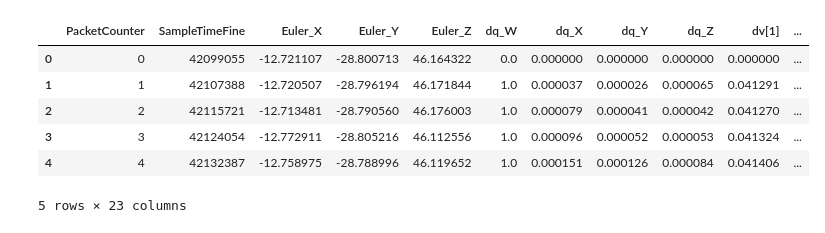
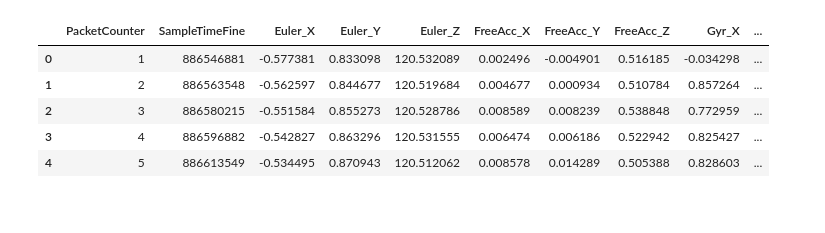
Before and after one commit to doertiboy/MasterStudy, a Jupyter notebook: Statistics.ipynb, the cells around one changed output. Saved outputs shown, nothing was run; the diff lists cells and outputs as text; code cells hidden in the pictures.

```diff
--- a/Statistics.ipynb
+++ b/Statistics.ipynb
@@ -5,14 +6,15 @@ from matplotlib import pyplot as plt
 # %%
-data = pd.read_csv("test.csv", sep = ",")
-data.head()
+data = pd.read_csv("compare.csv", sep = ",")
+movella = pd.read_csv("free_acc.csv", skiprows = 10, sep = ",")
+movella.head()
+# data.columns
 # %% [output]
-|  | PacketCounter | SampleTimeFine | Euler_X | Euler_Y | Euler_Z | dq_W | dq_X | dq_Y | dq_Z | dv[1] | ... |
-| 0 | 0 | 42099055 | -12.721107 | -28.800713 | 46.164322 | 0.0 | 0.000000 | 0.000000 | 0.000000 | 0.000000 | ... |
-| 1 | 1 | 42107388 | -12.720507 | -28.796194 | 46.171844 | 1.0 | 0.000037 | 0.000026 | 0.000065 | 0.041291 | ... |
-| 2 | 2 | 42115721 | -12.713481 | -28.790560 | 46.176003 | 1.0 | 0.000079 | 0.000041 | 0.000042 | 0.041270 | ... |
-| 3 | 3 | 42124054 | -12.772911 | -28.805216 | 46.112556 | 1.0 | 0.000096 | 0.000052 | 0.000053 | 0.041324 | ... |
-| 4 | 4 | 42132387 | -12.758975 | -28.788996 | 46.119652 | 1.0 | 0.000151 | 0.000126 | 0.000084 | 0.041406 | ... |
+|  | PacketCounter | SampleTimeFine | Euler_X | Euler_Y | Euler_Z | FreeAcc_X | FreeAcc_Y | FreeAcc_Z | Gyr_X | ... |
+| 0 | 1 | 886546881 | -0.577381 | 0.833098 | 120.532089 | 0.002496 | -0.004901 | 0.516185 | -0.034298 | ... |
+| 1 | 2 | 886563548 | -0.562597 | 0.844677 | 120.519684 | 0.004677 | 0.000934 | 0.510784 | 0.857264 | ... |
+| 2 | 3 | 886580215 | -0.551584 | 0.855273 | 120.528786 | 0.008589 | 0.008239 | 0.538848 | 0.772959 | ... |
+| 3 | 4 | 886596882 | -0.542827 | 0.863296 | 120.531555 | 0.006474 | 0.006186 | 0.522942 | 0.825427 | ... |
+| 4 | 5 | 886613549 | -0.534495 | 0.870943 | 120.512062 | 0.008578 | 0.014289 | 0.505388 | 0.828603 | ... |
-5 rows × 23 columns
 # %%
 ax = data["Acc_X"]
 ay = data["Acc_Y"]
```
Also changed, not shown: parts of 5 cells of this notebook, 6 other files.
